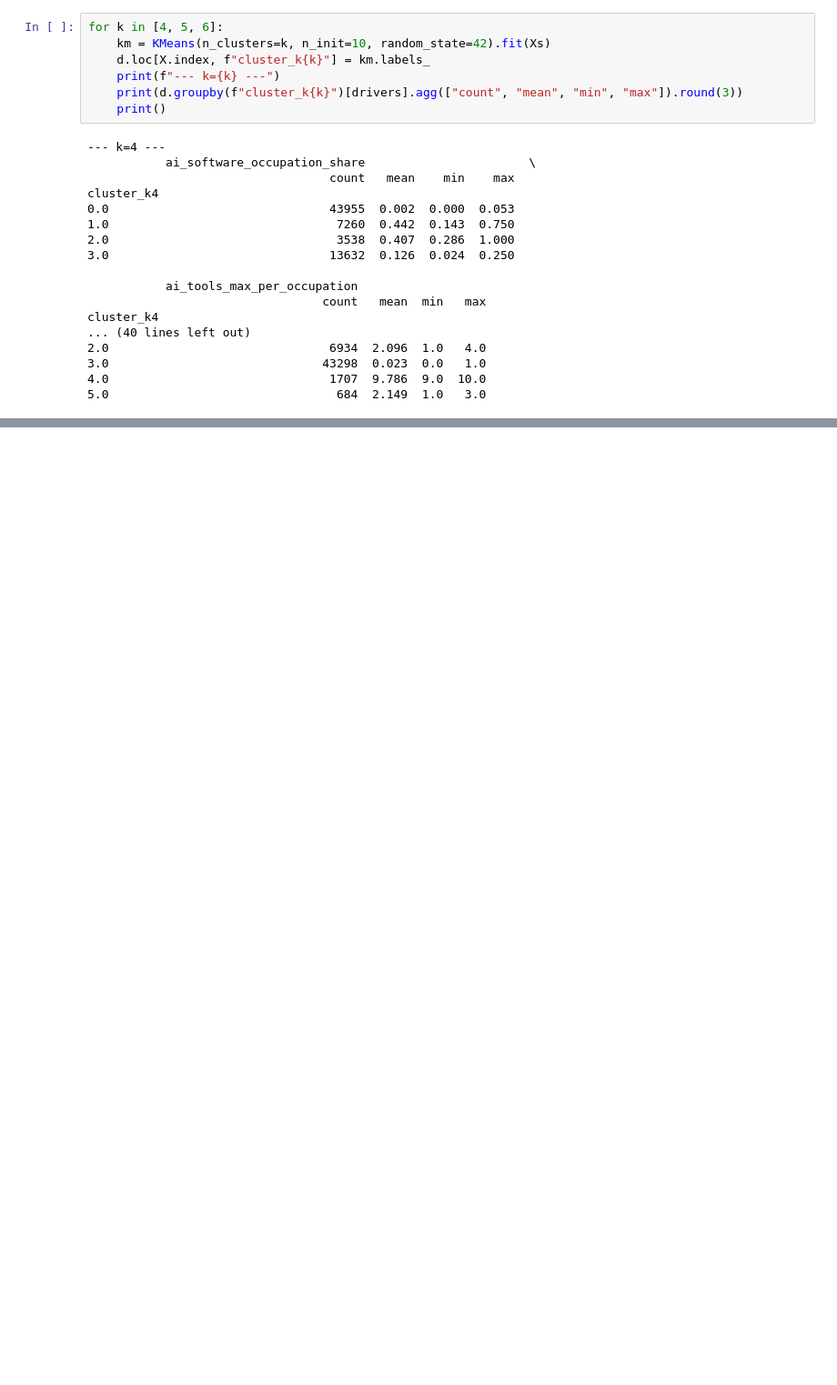
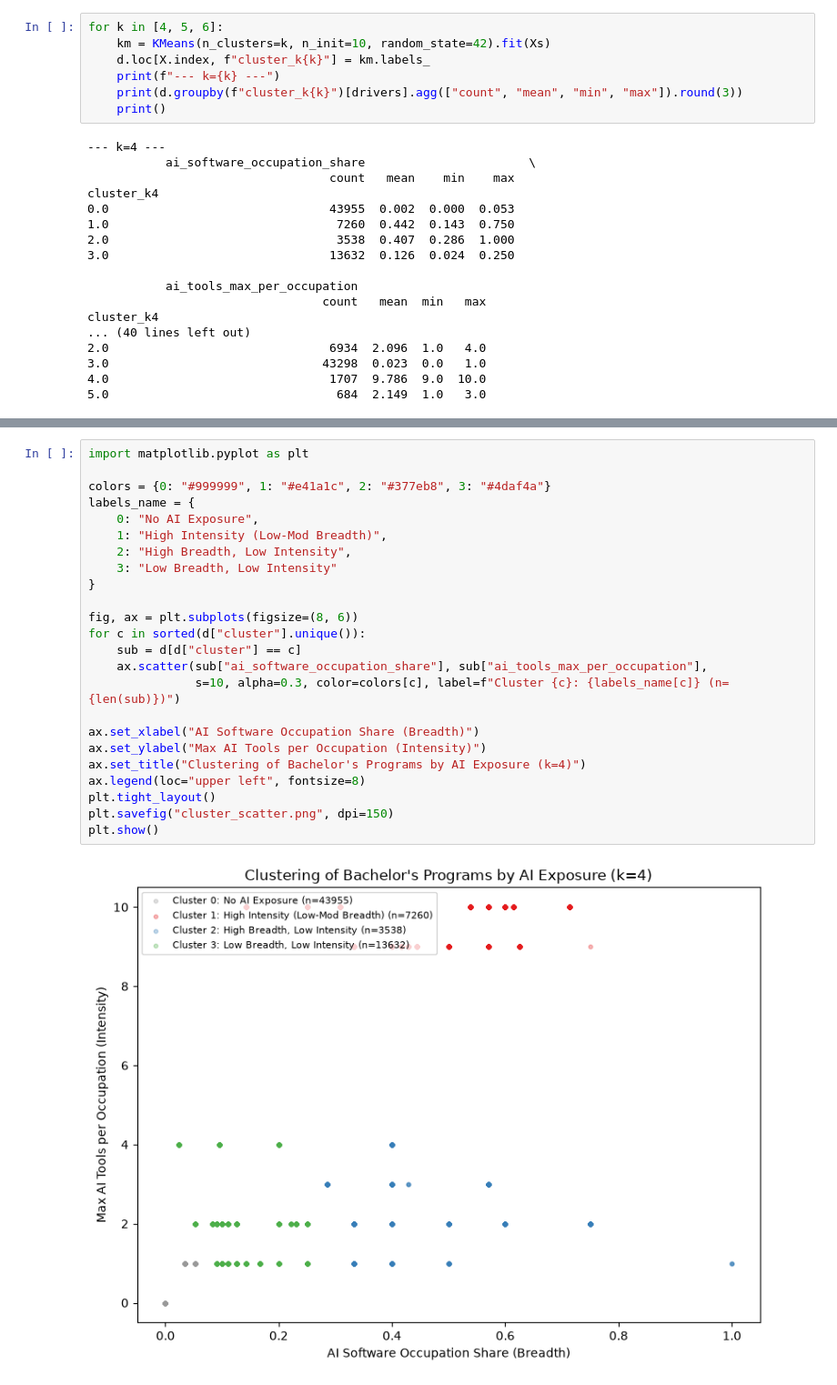
Before and after one commit to notknowEAC/project-data-sci, a Jupyter notebook: main.ipynb, the cells around one changed output, grey strips where cells are left out. Shown at 91% size. Cells and saved outputs as stored; diff of their text form; blank space fills up the shorter version.

```diff
--- a/main.ipynb
+++ b/main.ipynb
@@ -482,0 +576,26 @@ IntCastingNaNError: Cannot convert non-finite values (NA or inf) to integer.Repl
+# %%
+import matplotlib.pyplot as plt
+
+colors = {0: "#999999", 1: "#e41a1c", 2: "#377eb8", 3: "#4daf4a"}
+labels_name = {
+    0: "No AI Exposure",
+    1: "High Intensity (Low-Mod Breadth)",
+    2: "High Breadth, Low Intensity",
+    3: "Low Breadth, Low Intensity"
+}
+
+fig, ax = plt.subplots(figsize=(8, 6))
+for c in sorted(d["cluster"].unique()):
+    sub = d[d["cluster"] == c]
+    ax.scatter(sub["ai_software_occupation_share"], sub["ai_tools_max_per_occupation"],
+               s=10, alpha=0.3, color=colors[c], label=f"Cluster {c}: {labels_name[c]} (n={len(sub)})")
+
+ax.set_xlabel("AI Software Occupation Share (Breadth)")
+ax.set_ylabel("Max AI Tools per Occupation (Intensity)")
+ax.set_title("Clustering of Bachelor's Programs by AI Exposure (k=4)")
+ax.legend(loc="upper left", fontsize=8)
+plt.tight_layout()
+plt.savefig("cluster_scatter.png", dpi=150)
+plt.show()
+# %% [output]
+[figure, added]
```
Also changed, not shown: parts of 37 cells of this notebook.
